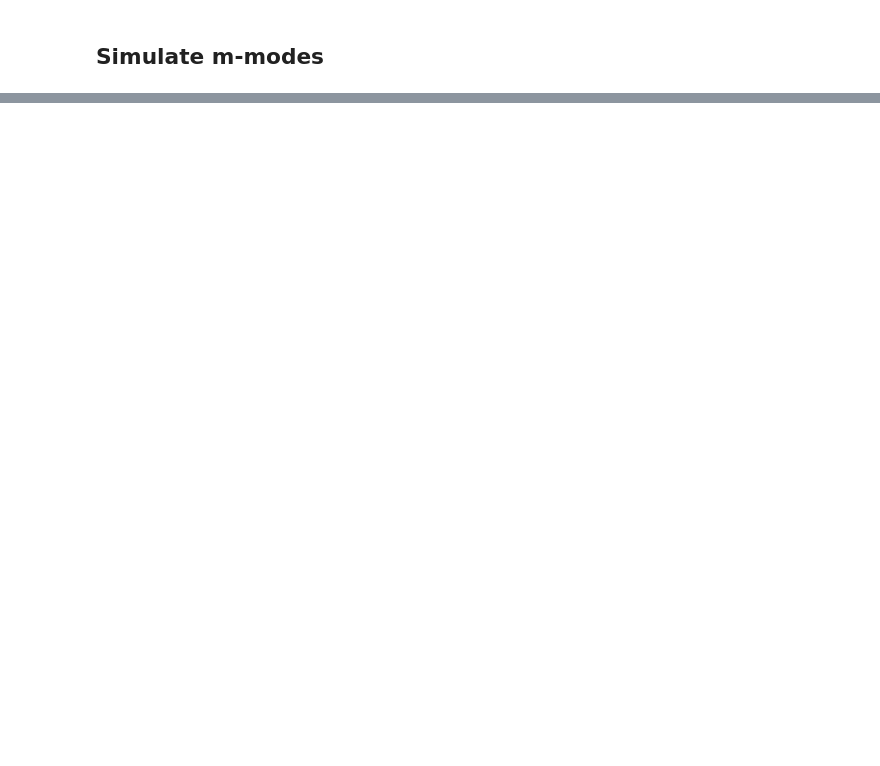
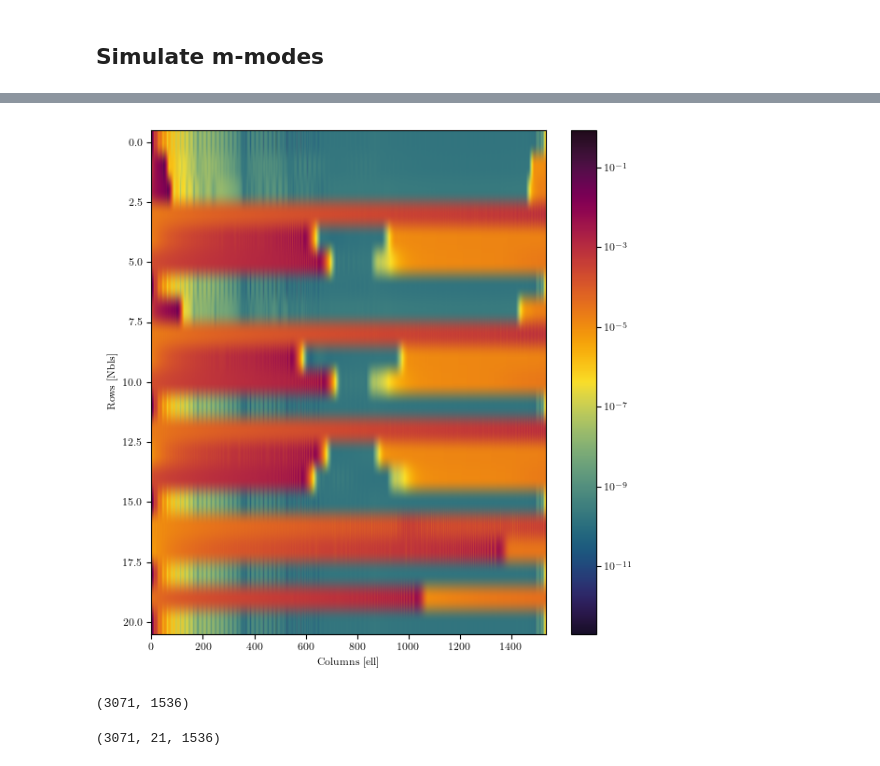
Before and after one commit to amanchokshi/wave-rider, a Jupyter notebook: notebooks/mmode_sims.ipynb, the cells around one changed output, grey strips where cells are left out. Cells and saved outputs as stored; diff of their text form; code cells hidden in the pictures; blank space fills up the shorter version.

Commit message:
matrix based mmodes finally

```diff
--- a/notebooks/mmode_sims.ipynb
+++ b/notebooks/mmode_sims.ipynb
@@ -300,7 +302,7 @@ lat, lon, alt = uvd.telescope.location_lat_lon_alt_degrees
 albatros = EarthLocation(lat=lat, lon=lon, height=alt)
 
 # Target nside
-nside=2048
+nside=512
 l_max = (3*nside)-1
 n_m = (2 * l_max) + 1
 sidereal = 86164.0905
@@ -733,0 +729,17 @@ plt.show()
+# %%
+# Extract antenna positions in ENU coordinates and their indices
+enu_antpos, antenna_numbers = uvd.get_ENU_antpos()
+antpairs = uvd.get_antpairs()
+
+# Convert ENU antenna positions to Earth-Centered Inertial (ECI) at LST=0
+enu_to_eci = enu_to_eci_matrix(ha=0, lat=albatros.lat.rad)
+eci_antpos = (enu_to_eci @ enu_antpos.T).T  # Shape: (Nants, 3)
+eci_antpos_dict: Dict[int, np.ndarray] = dict(zip(antenna_numbers, eci_antpos))
+
+# Compute unit sky position vectors in HEALPix pixelization
+npix = hp.nside2npix(nside)
+n_hat = np.array(hp.pix2vec(nside, np.arange(npix)))  # Shape: (3, Npix)
+
+# Set up m-mode parameters
+ell_max = 3 * nside - 1  # Maximum spherical harmonic mode
+m_modes = np.arange(-ell_max, ell_max + 1)  # Full range of m-modes
@@ -733,0 +862,4 @@ plt.show()
+# %%
+%%time
+%%memit
+B_m = construct_sparse_B(beam_hpx[0, 0, 0], bl, [14e6], nside)
@@ -733,0 +1034,4 @@ plt.show()
+# %%
+%%time
+%%memit
+Bm, m_modes = construct_Bm(beam_hpx[0, 0, 0], bl, 14e6, nside)
@@ -733,0 +1042,16 @@ plt.show()
+# %%
+%matplotlib widget
+
+fig, ax = plt.subplots(figsize=(6,6))
+
+im = ax.imshow(np.abs(Bm[np.where(m_modes==0)[0][0]]), cmap=cmr.pride, norm=LogNorm())
+
+
+ax.set_xlabel("Columns [ell]")
+ax.set_ylabel("Rows [Nbls]")
+ax.set_aspect('auto')
+plt.colorbar(im)
+plt.tight_layout()
+plt.show()
+# %% [output]
+[figure, added]
@@ -733,0 +1162,8 @@ plt.show()
+# %%
+a.shape
+# %% [output]
+(3071, 1536)
+# %%
+Bm.shape
+# %% [output]
+(3071, 21, 1536)
```
Also changed, not shown: parts of 23 cells of this notebook.
